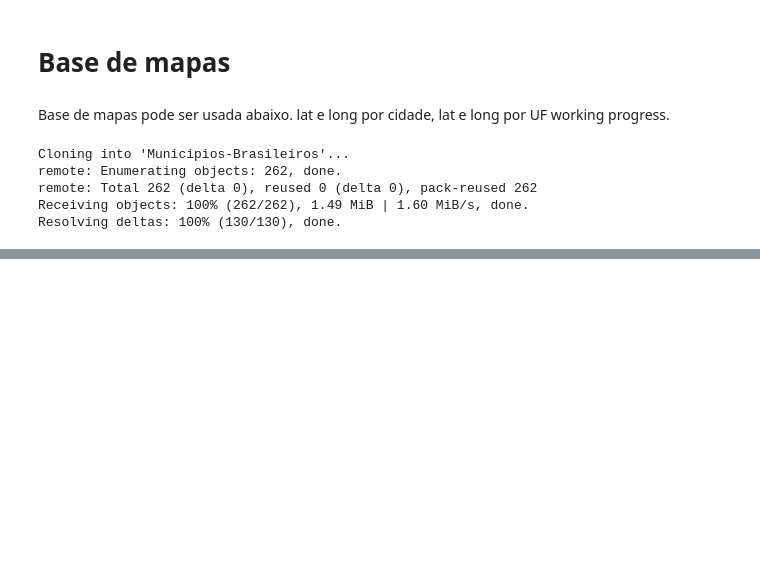
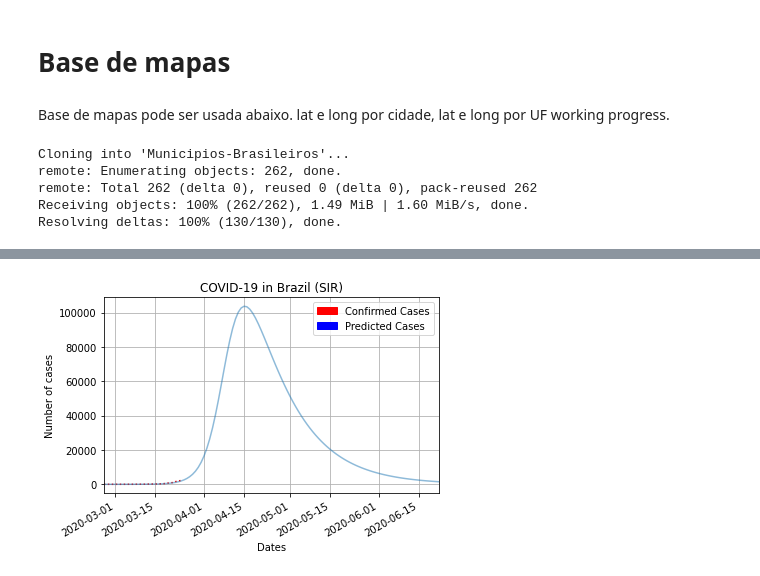
Before and after one commit to benitez-mjv/Research-and-Development, a Jupyter notebook: COVID_19.ipynb, the cells around one changed output, grey strips where cells are left out. Saved outputs shown, nothing was run; the diff lists cells and outputs as text; code cells hidden in the pictures; blank space fills up the shorter version.

```diff
--- a/COVID_19.ipynb
+++ b/COVID_19.ipynb
@@ -145,0 +225,43 @@ Resolving deltas: 100% (130/130), done.
+# %%
+#Defining data
+diasASimular = 90
+
+dfForPlotDaysWithInfected = dfForPlot[dfForPlot['infected'] != 0]
+#dfForPlotDaysWithInfected = dfForPlotDaysWithInfected[10:]
+
+XRealCases = dfForPlotDaysWithInfected['date']
+yRealCases = dfForPlotDaysWithInfected['infected']
+
+predictedDays = pd.date_range(dfForPlotDaysWithInfected['date'].iloc[-1] + datetime.timedelta(days=1), periods=diasASimular, freq='D')
+X = np.append(dfForPlotDaysWithInfected['date'], predictedDays)
+
+
+# Total population, N.
+N = 220000
+# Initial number of infected and recovered individuals, I0 and R0.
+I0, R0 = dfForPlotDaysWithInfected['infected'][0], 0
+# Everyone else, S0, is susceptible to infection initially.
+S0 = N - I0 - R0
+# Contact rate, beta, and mean recovery rate, gamma, (in 1/days).
+beta, gamma = 0.35, 1./14
+
+# A grid of time points (in days)
+t = np.linspace(0, len(X), len(X))
+
+# The SIR model differential equations.
+def deriv(y, t, N, beta, gamma):
+    S, I, R = y
+    dSdt = -beta * S * I / N
+    dIdt = beta * S * I / N - gamma * I
+    dRdt = gamma * I
+    return dSdt, dIdt, dRdt
+
+# Initial conditions vector
+y0 = S0, I0, R0
+# Integrate the SIR equations over the time grid, t.
+ret = odeint(deriv, y0, t, args=(N, beta, gamma))
+S, I, R = ret.T
+
+plotGraph(X, I, XRealCases, yRealCases, "SIR")
+# %% [output]
+[figure, added]
```
Also changed, not shown: parts of 8 cells of this notebook.
